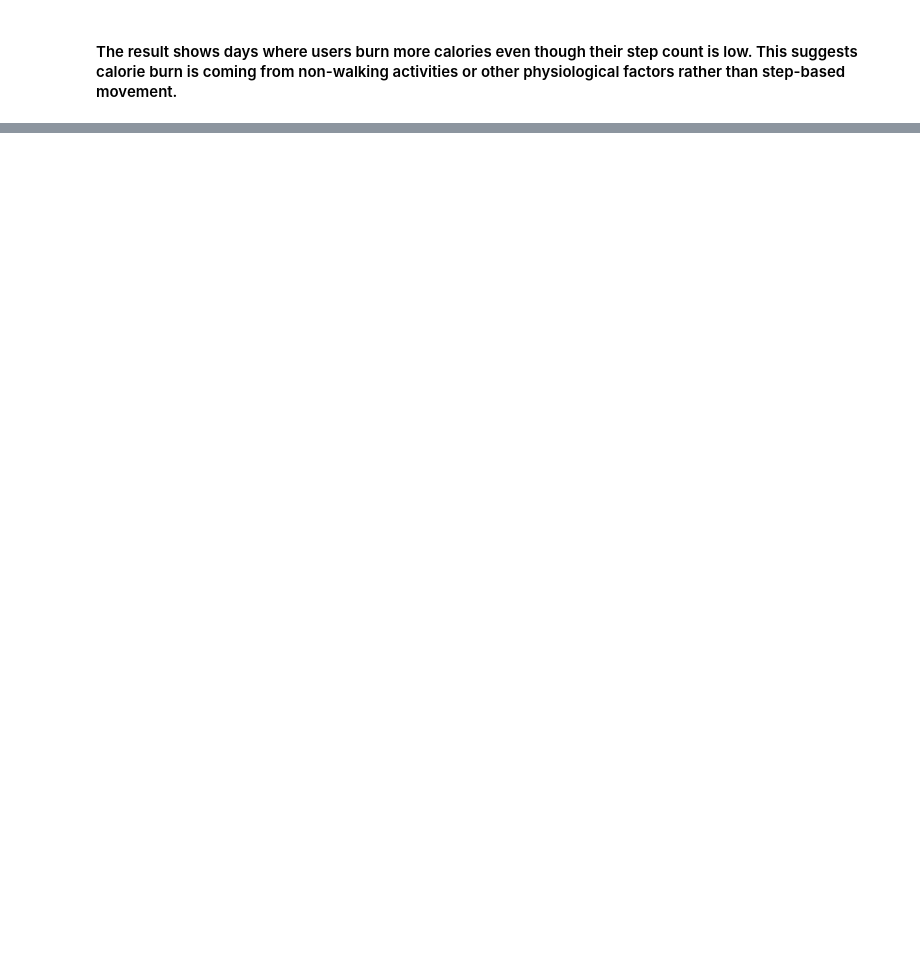
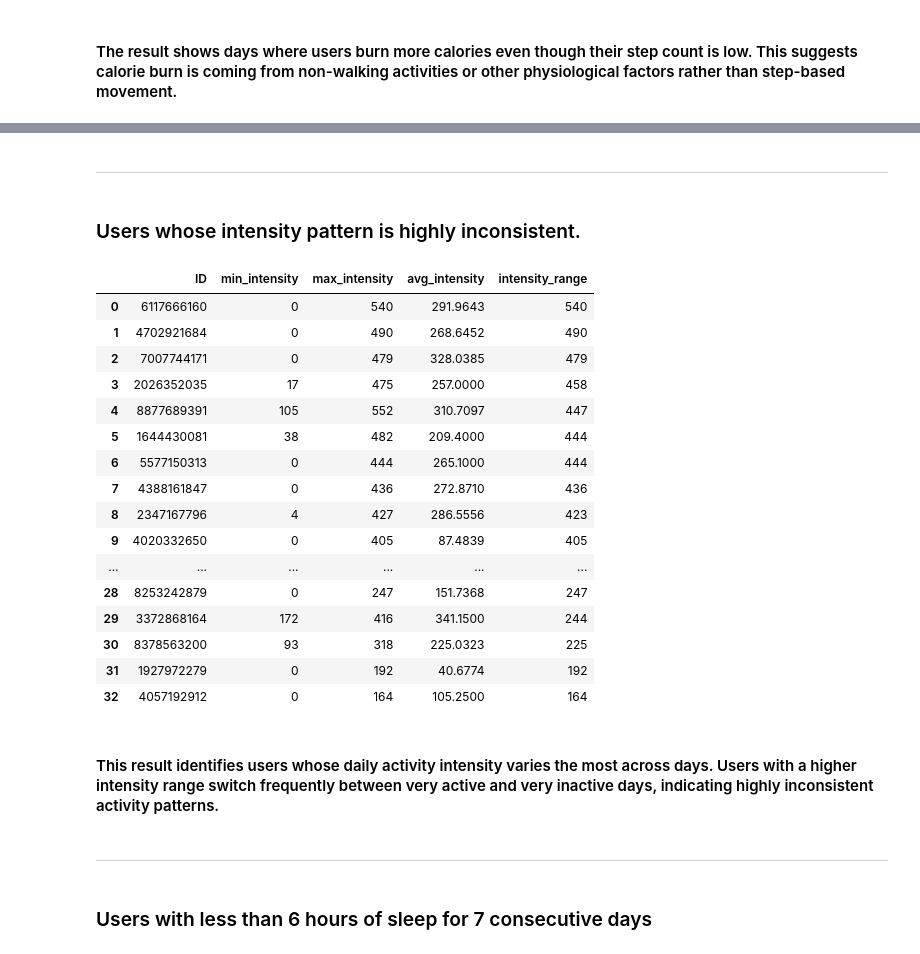
Before and after one commit to bollavamshidarreddy/fitbit-lifestyle-segmentation, a Jupyter notebook: notebooks/sql_analysis.ipynb, the cells around one changed output, grey strips where cells are left out. Cells and saved outputs as stored; diff of their text form; code cells hidden in the pictures; blank space fills up the shorter version.

```diff
--- a/notebooks/sql_analysis.ipynb
+++ b/notebooks/sql_analysis.ipynb
@@ -520,0 +782,62 @@ df
+# %% [markdown]
+---
+# %% [markdown]
+### Users whose intensity pattern is highly inconsistent.
+# %%
+with engine.connect() as conn:
+    result = conn.execute(
+        text("""
+            WITH daily_intensity AS (
+                SELECT
+                    ID,
+                    ActivityDate,
+                    (LightlyActiveMinutes + FairlyActiveMinutes + VeryActiveMinutes) AS total_intensity_minutes
+                FROM dailyactivity_merged
+            ),
+            user_variation AS (
+                SELECT
+                    ID,
+                    MIN(total_intensity_minutes) AS min_intensity,
+                    MAX(total_intensity_minutes) AS max_intensity,
+                    AVG(total_intensity_minutes) AS avg_intensity,
+                    (MAX(total_intensity_minutes) - MIN(total_intensity_minutes)) AS intensity_range
+                FROM daily_intensity
+                GROUP BY ID
+            )
+            SELECT
+                ID,
+                min_intensity,
+                max_intensity,
+                avg_intensity,
+                intensity_range
+            FROM user_variation
+            ORDER BY intensity_range DESC;
+        """)
+    )
+
+df = pd.DataFrame(result.fetchall(), columns=result.keys())
+df
+# %% [output]
+|  | ID | min_intensity | max_intensity | avg_intensity | intensity_range |
+| 0 | 6117666160 | 0 | 540 | 291.9643 | 540 |
+| 1 | 4702921684 | 0 | 490 | 268.6452 | 490 |
+| 2 | 7007744171 | 0 | 479 | 328.0385 | 479 |
+| 3 | 2026352035 | 17 | 475 | 257.0000 | 458 |
+| 4 | 8877689391 | 105 | 552 | 310.7097 | 447 |
+| 5 | 1644430081 | 38 | 482 | 209.4000 | 444 |
+| 6 | 5577150313 | 0 | 444 | 265.1000 | 444 |
+| 7 | 4388161847 | 0 | 436 | 272.8710 | 436 |
+| 8 | 2347167796 | 4 | 427 | 286.5556 | 423 |
+| 9 | 4020332650 | 0 | 405 | 87.4839 | 405 |
+| ... | ... | ... | ... | ... | ... |
+| 28 | 8253242879 | 0 | 247 | 151.7368 | 247 |
+| 29 | 3372868164 | 172 | 416 | 341.1500 | 244 |
+| 30 | 8378563200 | 93 | 318 | 225.0323 | 225 |
+| 31 | 1927972279 | 0 | 192 | 40.6774 | 192 |
+| 32 | 4057192912 | 0 | 164 | 105.2500 | 164 |
+# %% [markdown]
+####  This result identifies users whose daily activity intensity varies the most across days. Users with a higher intensity range switch frequently between very active and very inactive days, indicating highly inconsistent activity patterns.
+# %% [markdown]
+----
+# %% [markdown]
+### Users with less than 6 hours of sleep for 7 consecutive days
```
Also changed, not shown: parts of 50 cells of this notebook, 1 other file.
